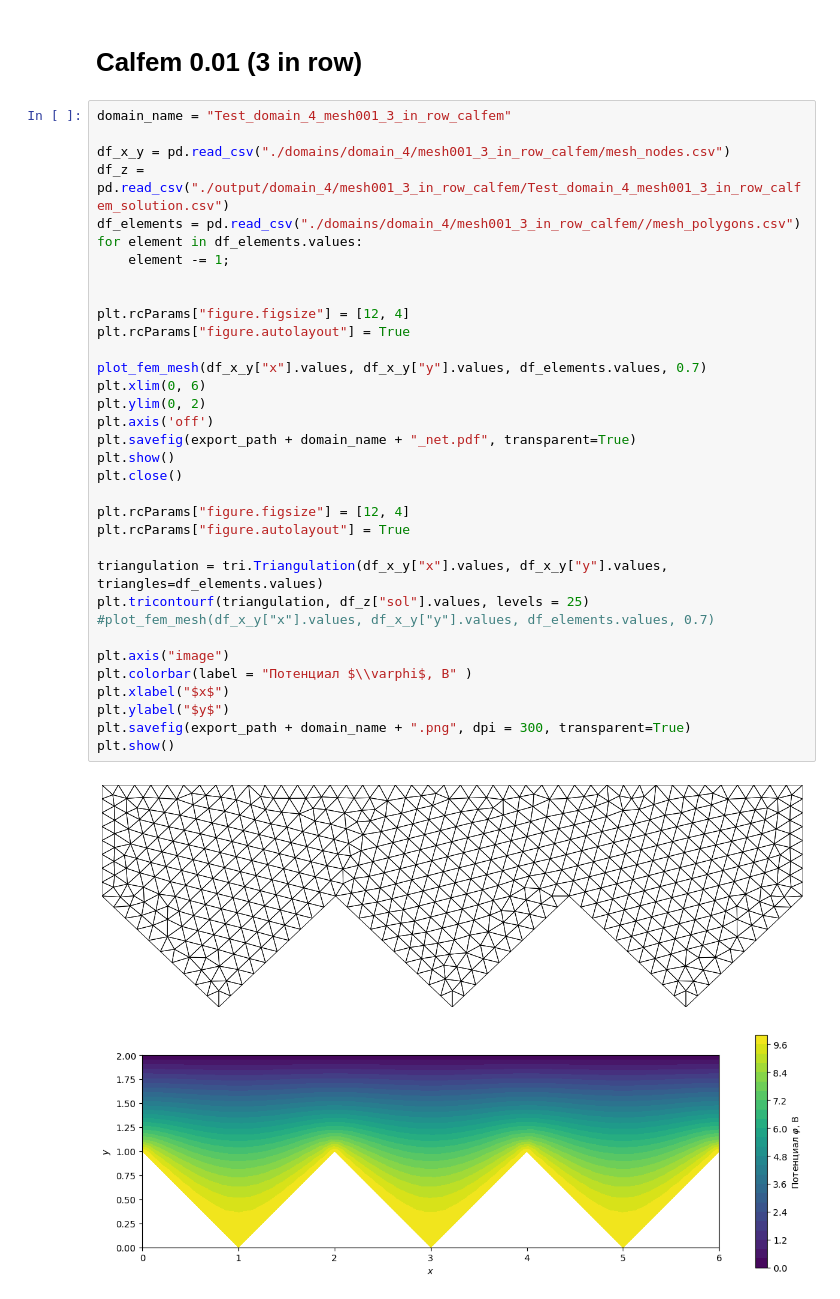
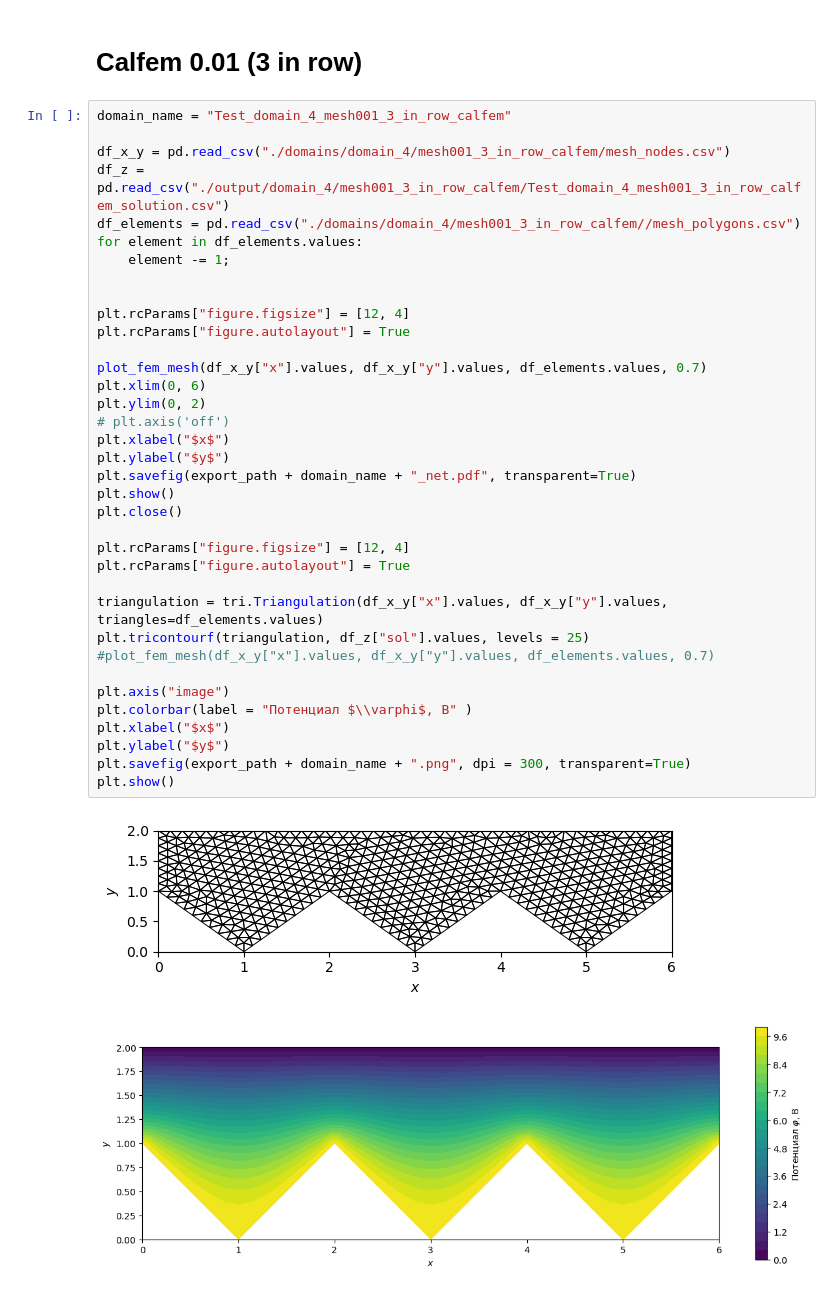
Before and after one commit to sanonesan/2d_Laplace_eq_FEM, a Jupyter notebook: laplace_eq_domain_4_abs_x.ipynb, the cells around one changed output. Saved outputs shown, nothing was run; the diff lists cells and outputs as text.

```diff
--- a/laplace_eq_domain_4_abs_x.ipynb
+++ b/laplace_eq_domain_4_abs_x.ipynb
@@ -65,33 +67,35 @@ df_x_y = pd.read_csv("./domains/domain_4/mesh001_3_in_row_calfem/mesh_nodes.csv"
 df_z = pd.read_csv("./output/domain_4/mesh001_3_in_row_calfem/Test_domain_4_mesh001_3_in_row_calfem_solution.csv")
 df_elements = pd.read_csv("./domains/domain_4/mesh001_3_in_row_calfem//mesh_polygons.csv")
 for element in df_elements.values:
     element -= 1;
 
 
 plt.rcParams["figure.figsize"] = [12, 4]
 plt.rcParams["figure.autolayout"] = True
 
 plot_fem_mesh(df_x_y["x"].values, df_x_y["y"].values, df_elements.values, 0.7)
 plt.xlim(0, 6)
 plt.ylim(0, 2)
-plt.axis('off')
+# plt.axis('off')
+plt.xlabel("$x$")
+plt.ylabel("$y$")
 plt.savefig(export_path + domain_name + "_net.pdf", transparent=True)
 plt.show()
 plt.close()
 
 plt.rcParams["figure.figsize"] = [12, 4]
 plt.rcParams["figure.autolayout"] = True
 
 triangulation = tri.Triangulation(df_x_y["x"].values, df_x_y["y"].values, triangles=df_elements.values)
 plt.tricontourf(triangulation, df_z["sol"].values, levels = 25)
 #plot_fem_mesh(df_x_y["x"].values, df_x_y["y"].values, df_elements.values, 0.7)
 
 plt.axis("image")
 plt.colorbar(label = "Потенциал $\\varphi$, В" )
 plt.xlabel("$x$")
 plt.ylabel("$y$")
 plt.savefig(export_path + domain_name + ".png", dpi = 300, transparent=True)
 plt.show()
 # %% [output]
-[figure, old version]
+[figure, new version]
 [figure]
```
Also changed, not shown: parts of 1 cell of this notebook, 9 other files.
